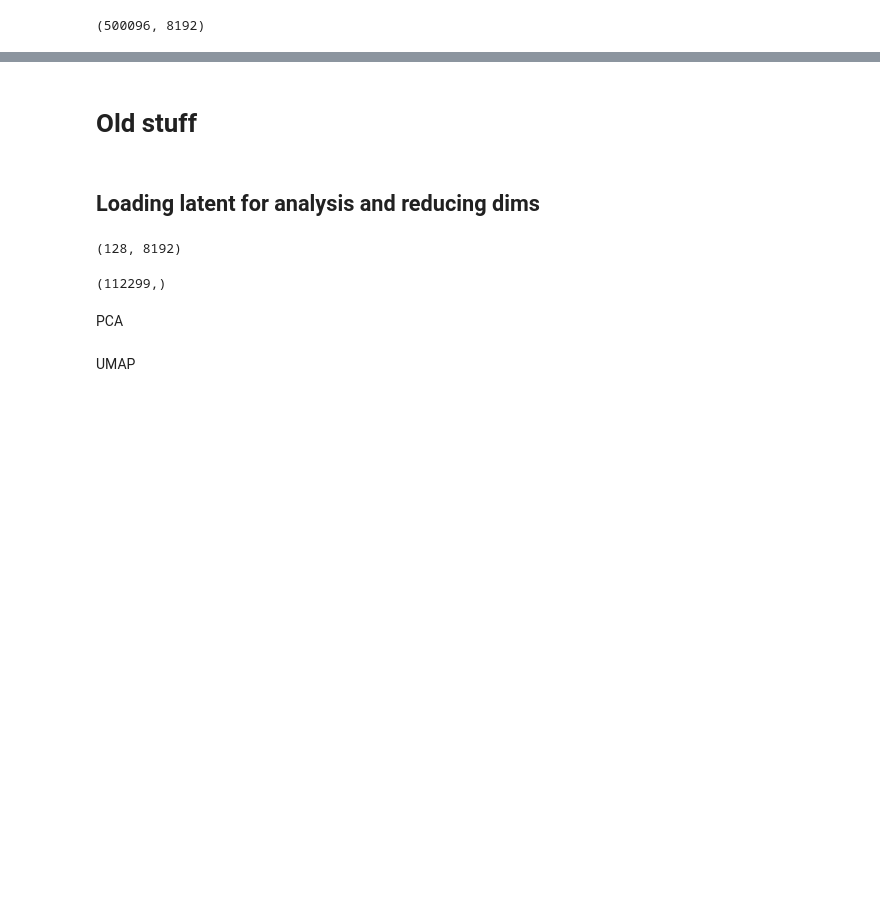
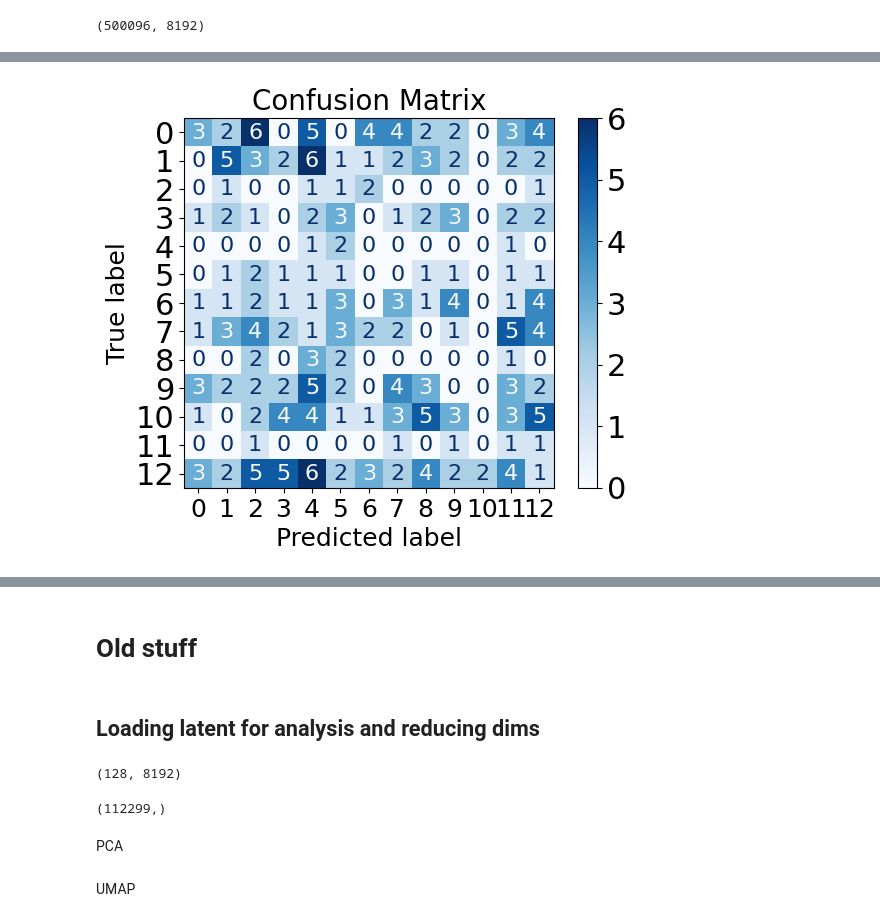
Before and after one commit to ynffsy/torch_brain, a Jupyter notebook: examples/capoyo/extract_latent.ipynb, the cells around one changed output, grey strips where cells are left out. Saved outputs shown, nothing was run; the diff lists cells and outputs as text; code cells hidden in the pictures; blank space fills up the shorter version.

```diff
--- a/examples/capoyo/extract_latent.ipynb
+++ b/examples/capoyo/extract_latent.ipynb
@@ -445,0 +437,15 @@ plt.show()
+# %%
+
+# Dictionary to store the average latents for each creline and depth combination
+average_latents_sessions = {}
+
+# Get unique creline values
+unique_sessions = np.unique(session_id_all)
+# %%
+
+for session in unique_sessions:
+    # Get the indices for this creline
+    session_indices = np.where(session_id_all == session)[0]
+
+    avg_latent_session = np.mean(all_latents[session_indices], axis=0)
+    average_latents_sessions[session] = avg_latent_session
@@ -445,0 +509,79 @@ plt.show()
+# %%
+# Assuming your dataframe is called df
+# Drop the 'cre_line' and 'targeted_structure' columns from the feature set (X)
+X = avg_latent_session_values
+
+# Choose a target variable (for example, 'cre_line' for classification)
+y = creline_labels
+
+# Split the data into training and test sets
+X_train, X_test, y_train, y_test = train_test_split(X, y, test_size=0.2, random_state=42)
+
+# Normalize the feature set
+scaler = StandardScaler()
+X_train_scaled = scaler.fit_transform(X_train)
+X_test_scaled = scaler.transform(X_test)
+
+# Convert the data into PyTorch tensors
+X_train_tensor = torch.tensor(X_train_scaled, dtype=torch.float32)
+X_test_tensor = torch.tensor(X_test_scaled, dtype=torch.float32)
+y_train_tensor = torch.tensor(y_train, dtype=torch.long)
+y_test_tensor = torch.tensor(y_test, dtype=torch.long)
+
+# Define the model class for Linear Probe
+class LinearProbe(nn.Module):
+    def __init__(self, input_dim, output_dim):
+        super(LinearProbe, self).__init__()
+        self.linear = nn.Linear(input_dim, output_dim)
+
+    def forward(self, x):
+        return self.linear(x)
+
+# Get the input and output dimensions
+input_dim = X_train.shape[1]
+output_dim = len(np.unique(y_train))  # Number of unique labels
+
+# Instantiate the model
+model = LinearProbe(input_dim, output_dim)
+
+# Compute class weights to handle class imbalance
+class_counts = np.bincount(y_train)
+class_weights = 1.0 / class_counts
+class_weights_tensor = torch.tensor(class_weights, dtype=torch.float32)
+
+# Define loss function with class weights
+criterion = nn.CrossEntropyLoss(weight=class_weights_tensor)
+
+# Define optimizer
+optimizer = optim.Adam(model.parameters(), lr=0.001)
+
+# Training loop
+num_epochs = 30000
+for epoch in range(num_epochs):
+    # Forward pass
+    outputs = model(X_train_tensor)
+    loss = criterion(outputs, y_train_tensor)
+
+    # Backward pass and optimization
+    optimizer.zero_grad()
+    loss.backward()
+    optimizer.step()
+
+    if (epoch+1) % 10 == 0:
+        print(f'Epoch [{epoch+1}/{num_epochs}], Loss: {loss.item():.4f}')
+
+# Testing
+model.eval()  # Put the model in evaluation mode
+with torch.no_grad():
+    test_outputs = model(X_test_tensor)
+    _, predicted = torch.max(test_outputs, 1)
+    accuracy = accuracy_score(y_test_tensor, predicted)
+    print(f'Test Accuracy: {accuracy * 100:.2f}%')
+
+# Confusion Matrix
+cm = confusion_matrix(y_test_tensor, predicted)
+disp = ConfusionMatrixDisplay(confusion_matrix=cm)
+disp.plot(cmap=plt.cm.Blues)
+plt.title('Confusion Matrix')
+plt.show()
+# %% [output]
@@ -445,0 +605 @@ plt.show()
+[figure, added]
```
Also changed, not shown: parts of 32 cells of this notebook.
